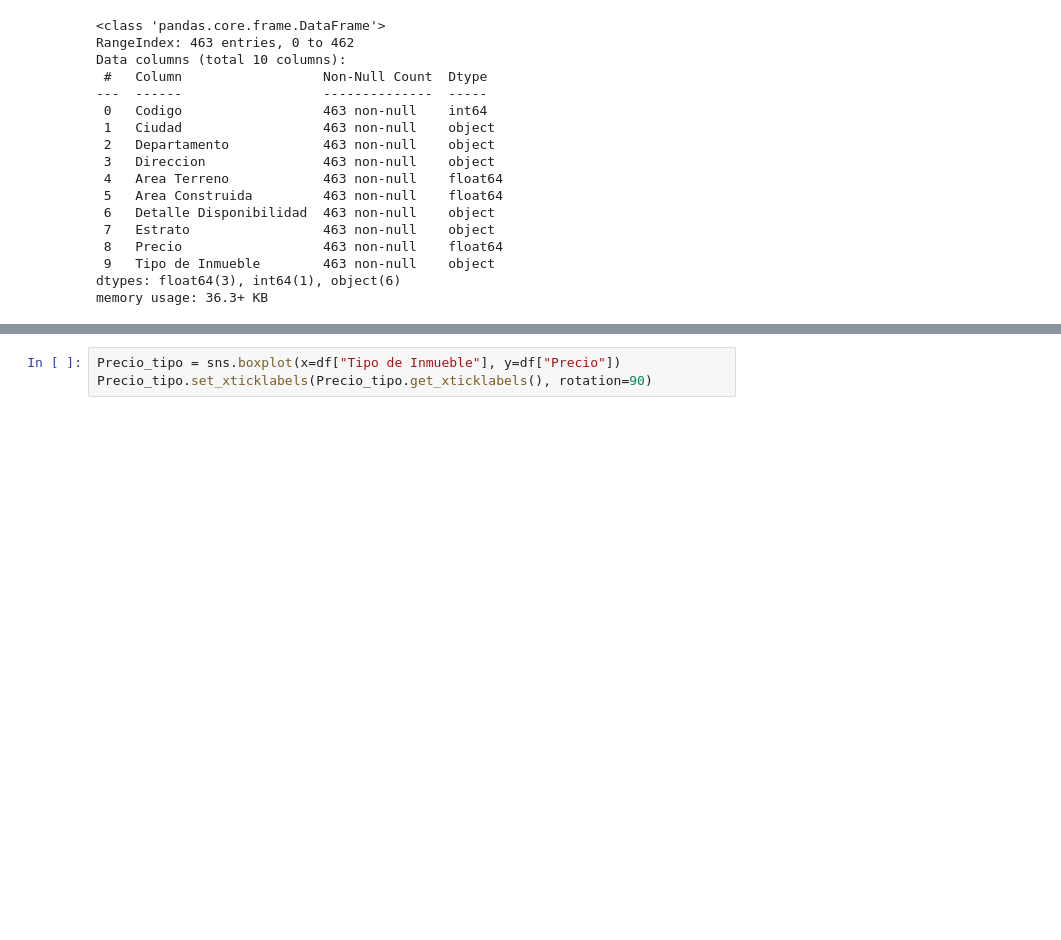
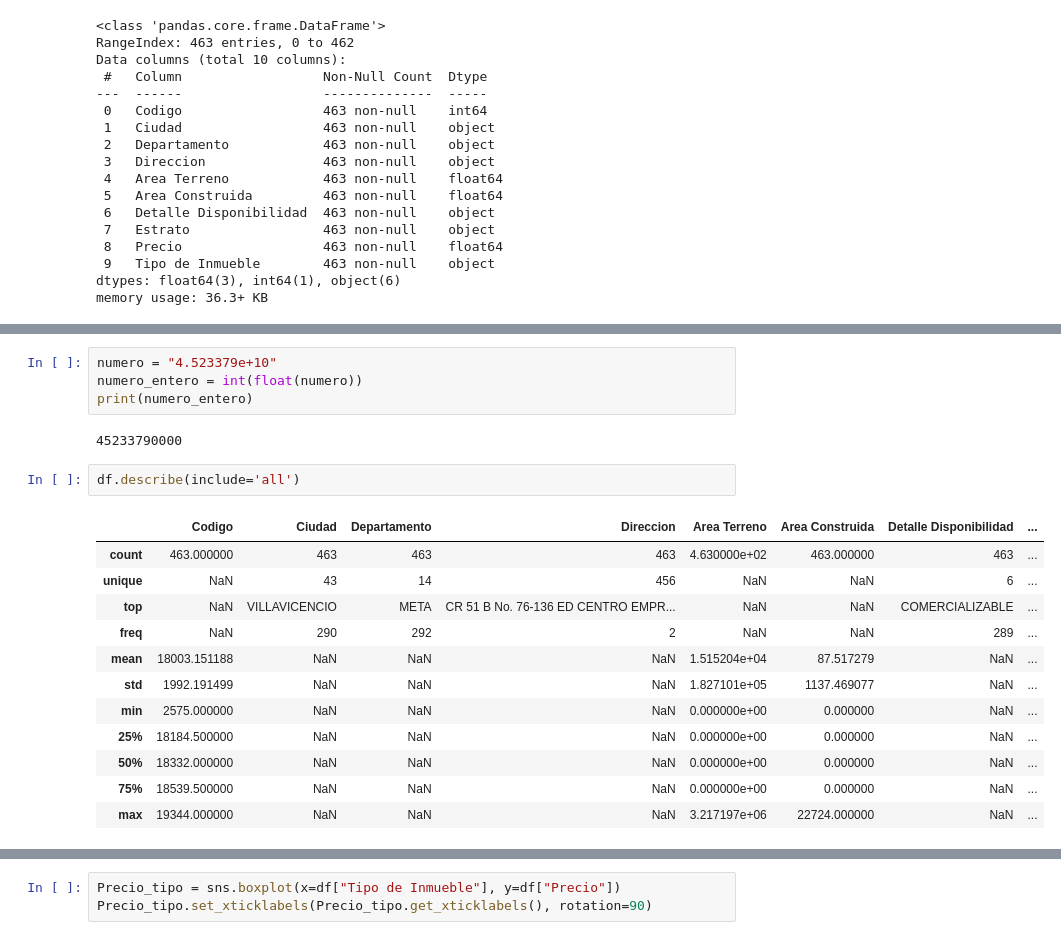
Before and after one commit to ajrodriguezo/Analisis_datos_Python_SENA, a Jupyter notebook: caso_propues.ipynb, the cells around one changed output, grey strips where cells are left out. Cells and saved outputs as stored; diff of their text form; blank space fills up the shorter version.

```diff
--- a/caso_propues.ipynb
+++ b/caso_propues.ipynb
@@ -106,0 +119,21 @@ memory usage: 36.3+ KB
+# %%
+numero = "4.523379e+10"
+numero_entero = int(float(numero))
+print(numero_entero)
+# %% [output]
+45233790000
+# %%
+df.describe(include='all')
+# %% [output]
+|  | Codigo | Ciudad | Departamento | Direccion | Area Terreno | Area Construida | Detalle Disponibilidad | ... |
+| count | 463.000000 | 463 | 463 | 463 | 4.630000e+02 | 463.000000 | 463 | ... |
+| unique | NaN | 43 | 14 | 456 | NaN | NaN | 6 | ... |
+| top | NaN | VILLAVICENCIO | META | CR 51 B No. 76-136 ED CENTRO EMPR... | NaN | NaN | COMERCIALIZABLE | ... |
+| freq | NaN | 290 | 292 | 2 | NaN | NaN | 289 | ... |
+| mean | 18003.151188 | NaN | NaN | NaN | 1.515204e+04 | 87.517279 | NaN | ... |
+| std | 1992.191499 | NaN | NaN | NaN | 1.827101e+05 | 1137.469077 | NaN | ... |
+| min | 2575.000000 | NaN | NaN | NaN | 0.000000e+00 | 0.000000 | NaN | ... |
+| 25% | 18184.500000 | NaN | NaN | NaN | 0.000000e+00 | 0.000000 | NaN | ... |
+| 50% | 18332.000000 | NaN | NaN | NaN | 0.000000e+00 | 0.000000 | NaN | ... |
+| 75% | 18539.500000 | NaN | NaN | NaN | 0.000000e+00 | 0.000000 | NaN | ... |
+| max | 19344.000000 | NaN | NaN | NaN | 3.217197e+06 | 22724.000000 | NaN | ... |
```
Also changed, not shown: parts of 7 cells of this notebook.
